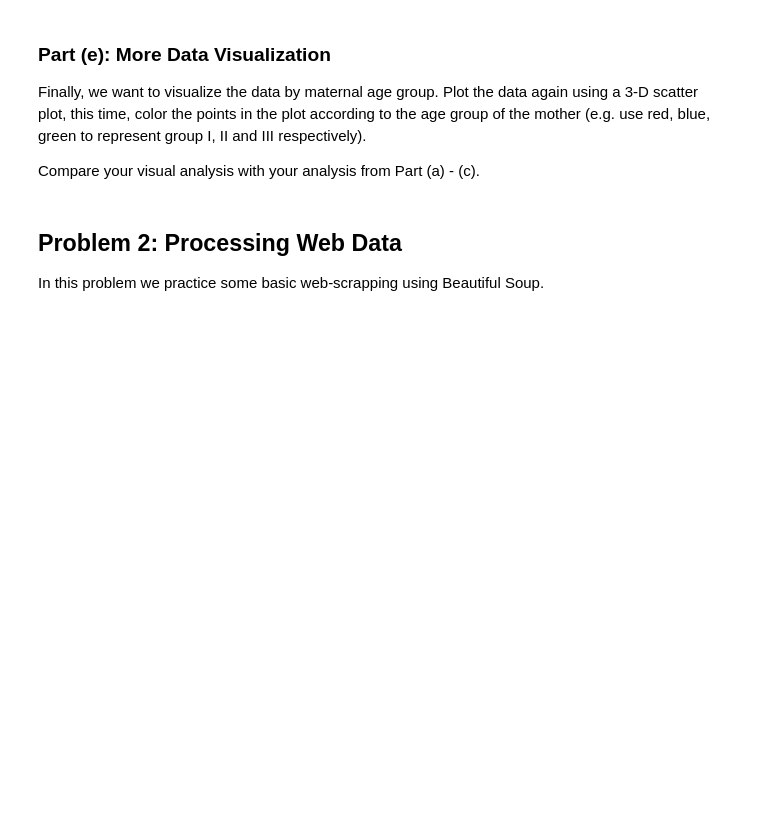
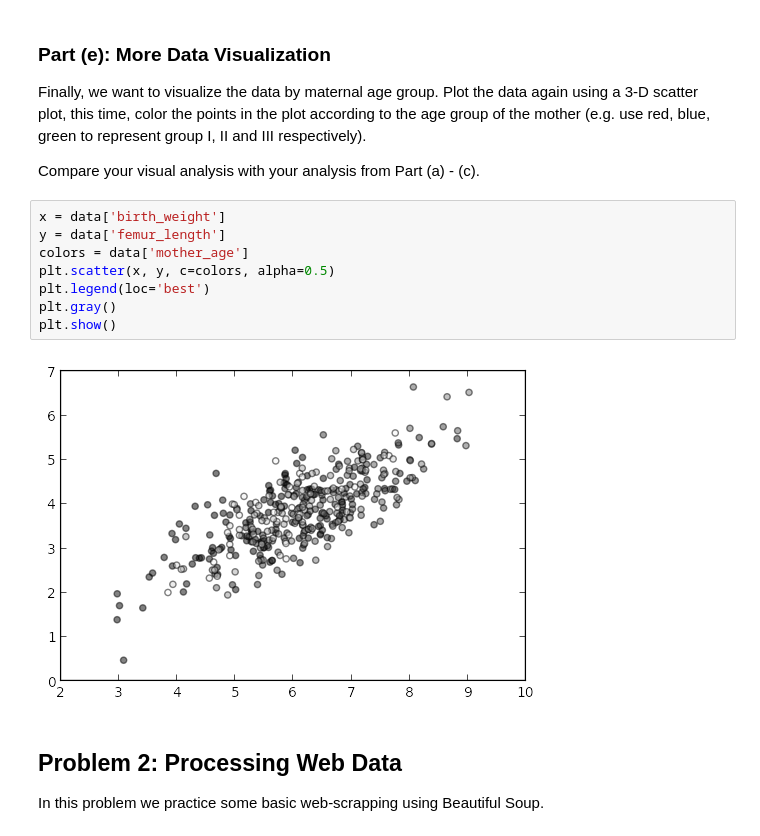
Before and after one commit to hecerinc/cs109a, a Jupyter notebook: Datascience_HW0.ipynb, the cells around one changed output. Saved outputs shown, nothing was run; the diff lists cells and outputs as text; blank space fills up the shorter version.

```diff
--- a/Datascience_HW0.ipynb
+++ b/Datascience_HW0.ipynb
@@ -106,6 +126,16 @@ Compare your visual analysis with your analysis from Part (b) and (c).
 Finally, we want to visualize the data by maternal age group. Plot the data again using a 3-D scatter plot, this time, color the points in the plot according to the age group of the mother (e.g. use red, blue, green to represent group I, II and III respectively).
 
 Compare your visual analysis with your analysis from Part (a) - (c).
+# %%
+x = data['birth_weight']
+y = data['femur_length']
+colors = data['mother_age']
+plt.scatter(x, y, c=colors, alpha=0.5)
+plt.legend(loc='best')
+plt.gray()
+plt.show()
+# %% [output]
+[figure, added]
 # %% [markdown]
 ## Problem 2: Processing Web Data
 
```
Also changed, not shown: parts of 3 cells of this notebook.
